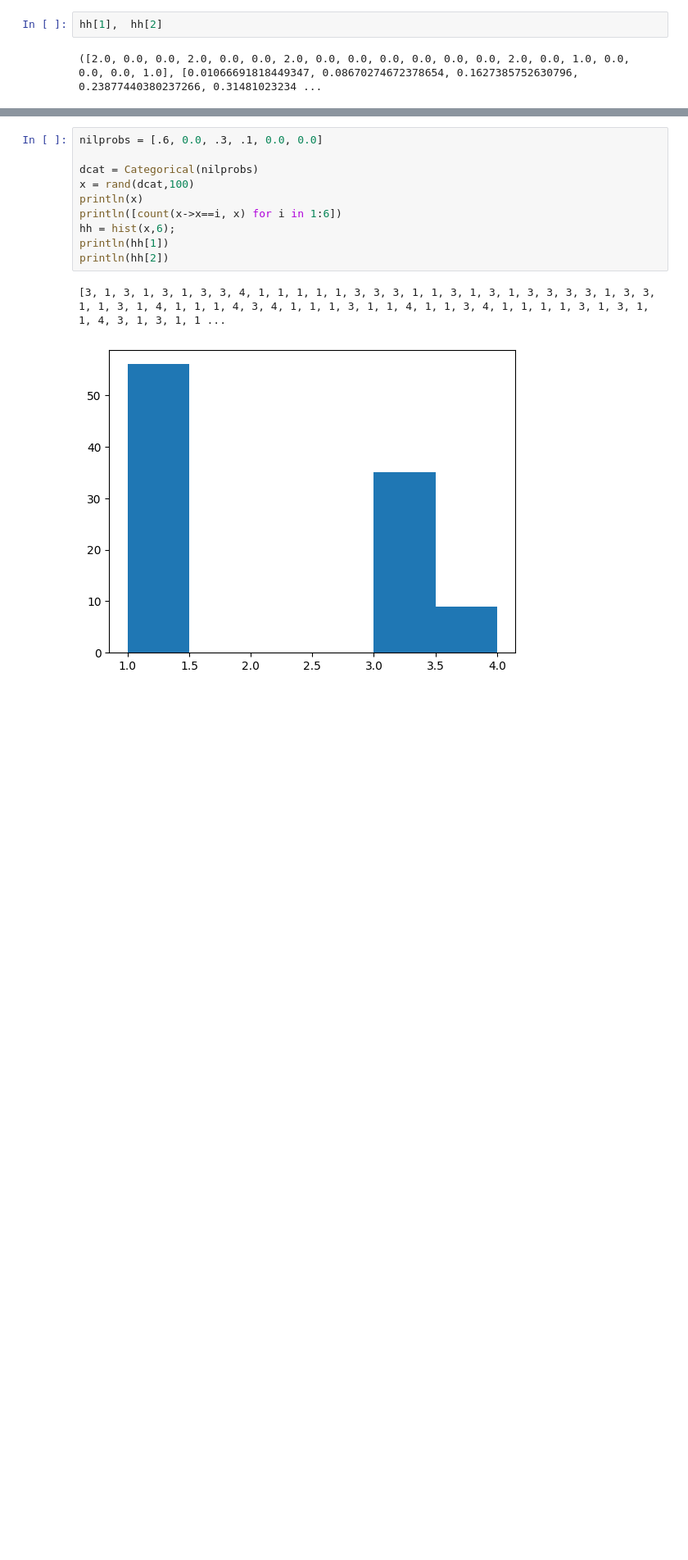
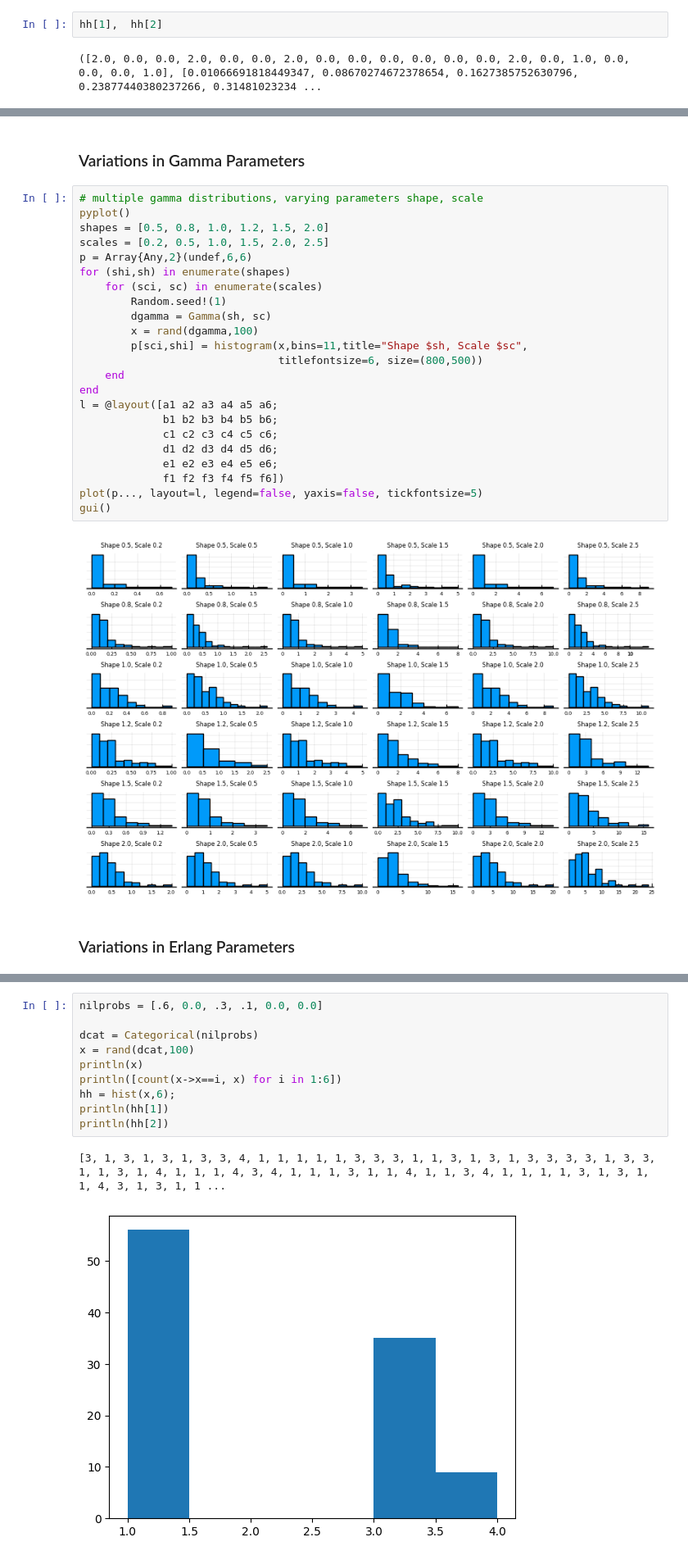
Before and after one commit to lewisl/CovidSim, a Jupyter notebook: prototyping.ipynb, the cells around one changed output, grey strips where cells are left out. Shown at 82% size. Drawn from its saved outputs; the diff is of its cells as text; blank space fills up the shorter version.

```diff
--- a/prototyping.ipynb
+++ b/prototyping.ipynb
@@ -119,0 +134,29 @@ hist(x,22);
+# %% [markdown]
+### Variations in Gamma Parameters
+# %%
+# multiple gamma distributions, varying parameters shape, scale
+pyplot()
+shapes = [0.5, 0.8, 1.0, 1.2, 1.5, 2.0]
+scales = [0.2, 0.5, 1.0, 1.5, 2.0, 2.5]
+p = Array{Any,2}(undef,6,6)
+for (shi,sh) in enumerate(shapes)
+    for (sci, sc) in enumerate(scales)
+        Random.seed!(1)
+        dgamma = Gamma(sh, sc)
+        x = rand(dgamma,100)
+        p[sci,shi] = histogram(x,bins=11,title="Shape $sh, Scale $sc",
+                               titlefontsize=6, size=(800,500))
+    end
+end
+l = @layout([a1 a2 a3 a4 a5 a6;
+             b1 b2 b3 b4 b5 b6;
+             c1 c2 c3 c4 c5 c6;
+             d1 d2 d3 d4 d5 d6;
+             e1 e2 e3 e4 e5 e6;
+             f1 f2 f3 f4 f5 f6])
+plot(p..., layout=l, legend=false, yaxis=false, tickfontsize=5)
+gui()
+# %% [output]
+[figure, added]
+# %% [markdown]
+### Variations in Erlang Parameters
```
Also changed, not shown: parts of 7 cells of this notebook, 6 other files.
